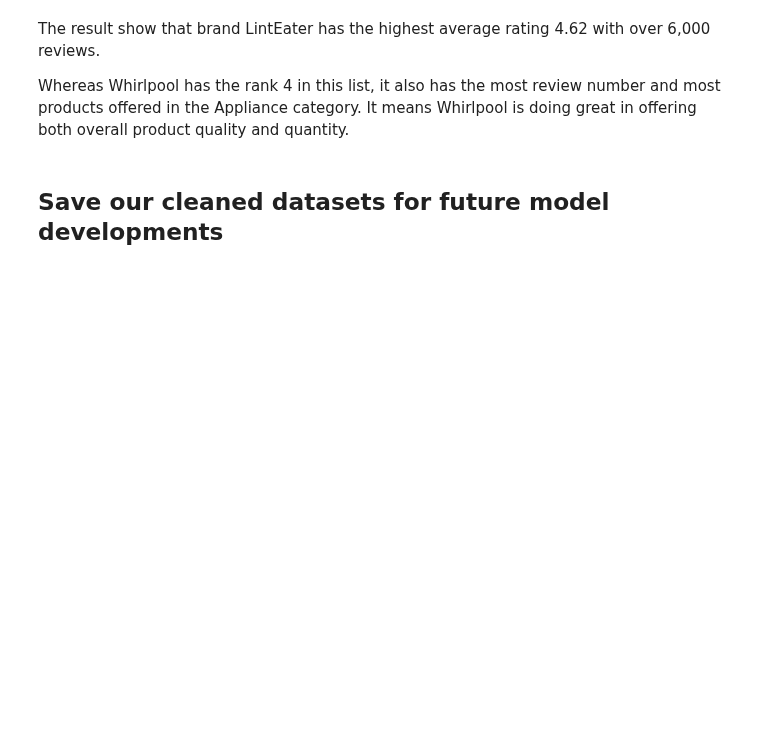
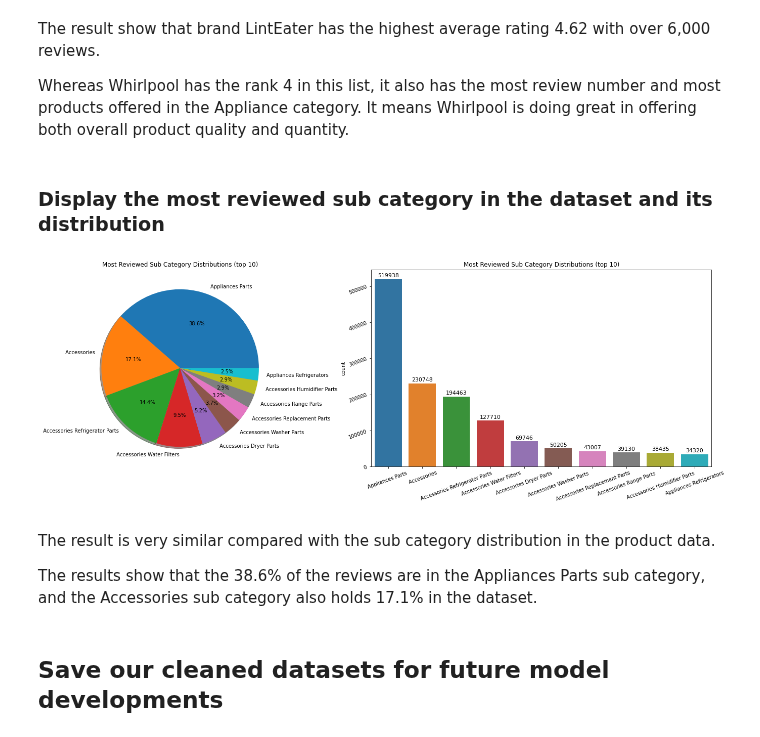
Before and after one commit to DATA-606-SPRING-2022/Jin_DATA606, a Jupyter notebook: ipynb/DATA606_Part1.ipynb, the cells around one changed output. Drawn from its saved outputs; the diff is of its cells as text; code cells hidden in the pictures; blank space fills up the shorter version.

```diff
--- a/ipynb/DATA606_Part1.ipynb
+++ b/ipynb/DATA606_Part1.ipynb
@@ -925,3 +970,5 @@ merged_rating_grouped.head(10)
 The result show that brand LintEater has the highest average rating 4.62 with over 6,000 reviews.
 
 Whereas Whirlpool has the rank 4 in this list, it also has the most review number and most products offered in the Appliance category. It means Whirlpool is doing great in offering both overall product quality and quantity.
+# %% [markdown]
+<h3>Display the most reviewed sub category in the dataset and its distribution</h3>
@@ -928,3 +983,38 @@ Whereas Whirlpool has the rank 4 in this list, it also has the most review numbe
+# %%
+# Assign names to columns
+cat.name = 'category'
+
+merged_df2 = merged_df.copy()
+# Delete column 'category'
+del merged_df2['category']
+
+# Join new column with the existing dataframe
+cat_df = merged_df2.join(cat)
+# %%
+fig, axes = plt.subplots(ncols=2, figsize=(20, 6))
+plt.tight_layout()
+
+cat_df['category'].value_counts().nlargest(10).plot(kind='pie', ax=axes[0], autopct='%.1f%%', shadow=True)
+ax=sns.countplot(x="category", data=cat_df, ax=axes[1], order=pd.value_counts(cat_df['category']).iloc[:10].index)
+
+for p in ax.patches:
+  ax.annotate("%.f" % p.get_height(), (p.get_x() + p.get_width() / 2., p.get_height()),
+      ha='center', va='center', fontsize=11, xytext=(0, 7),
+      textcoords='offset points')
+
+axes[0].set_title('Most Reviewed Sub Category Distributions (top 10)')
+axes[0].set_ylabel(' ')
+
+axes[1].set_title('Most Reviewed Sub Category Distributions (top 10)')
+axes[1].set_xlabel(' ')
+axes[1].tick_params(labelrotation=20)
+plt.show()
+# %% [output]
+[figure, added]
+# %% [markdown]
+The result is very similar compared with the sub category distribution in the product data.
+
+The results show that the 38.6% of the reviews are in the Appliances Parts sub category, and the Accessories sub category also holds 17.1% in the dataset.
 # %% [markdown]
 ## Save our cleaned datasets for future model developments
 # %%
```
Also changed, not shown: parts of 14 cells of this notebook.
